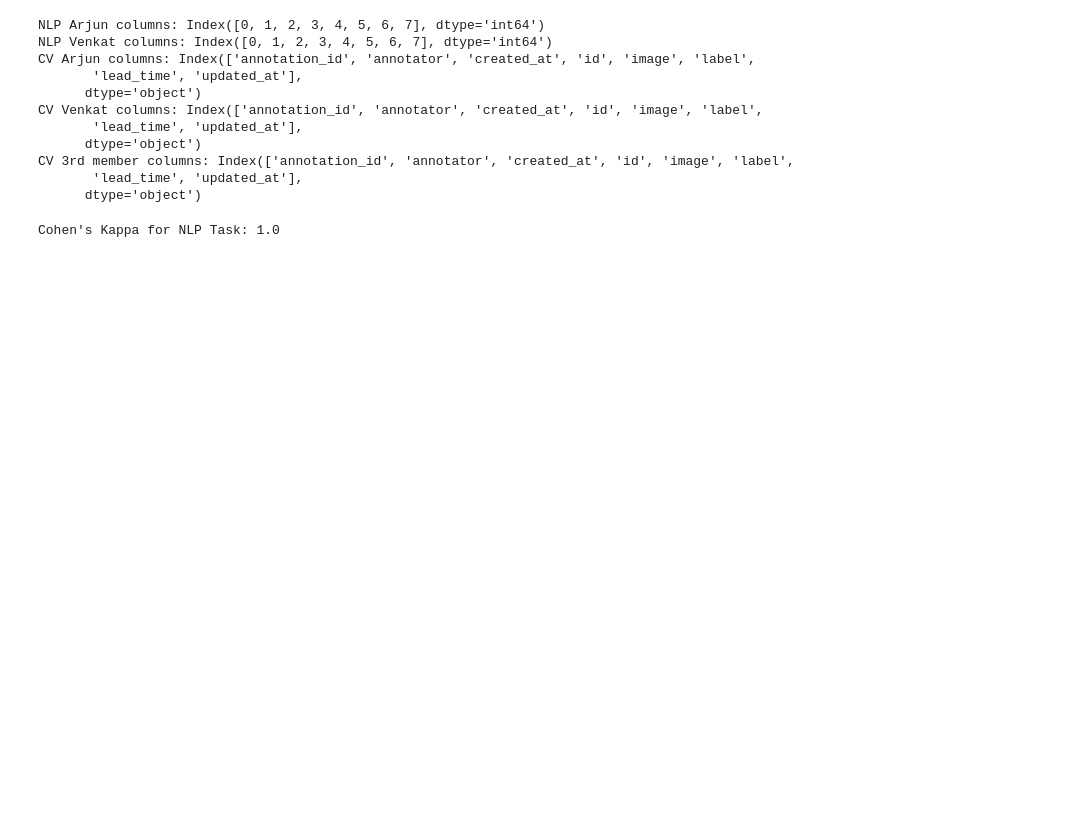
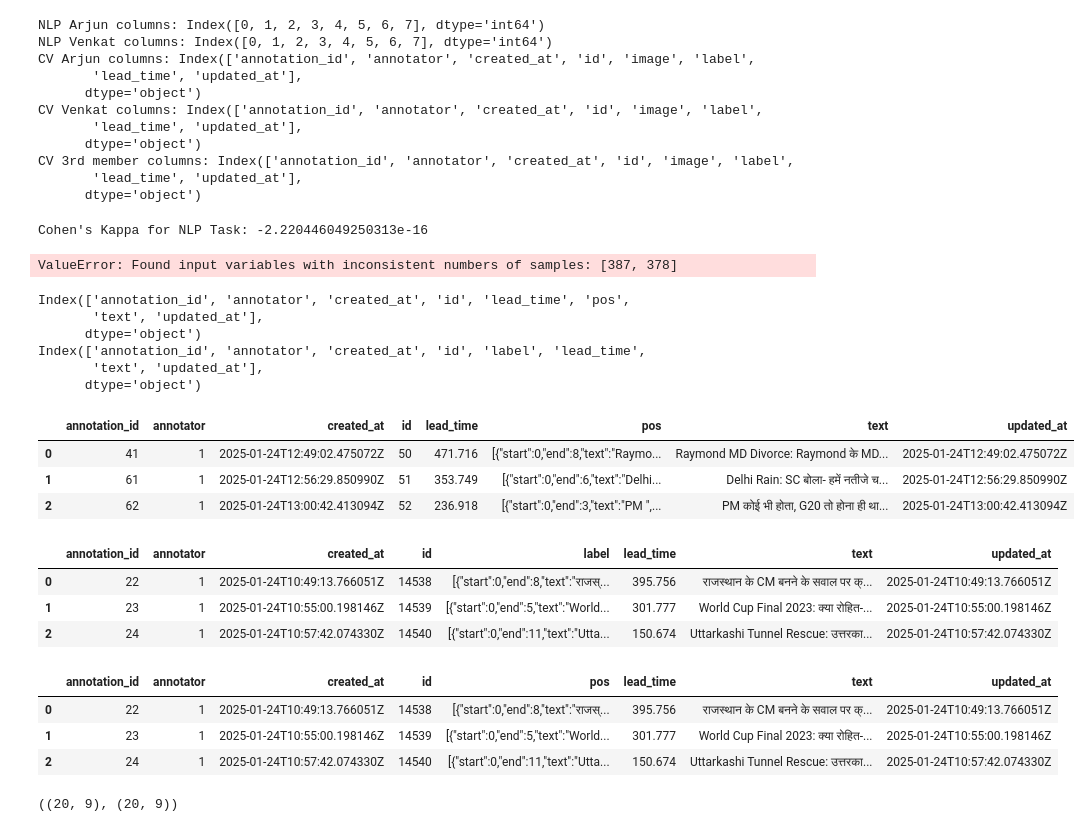
Before and after one commit to Venkat-2341/STT-AI-Lab-Assignment-3, a Jupyter notebook: question2.ipynb, the cells around one changed output. Saved outputs shown, nothing was run; the diff lists cells and outputs as text; code cells hidden in the pictures; blank space fills up the shorter version.

Commit message:
added cohens kappa

```diff
--- a/question2.ipynb
+++ b/question2.ipynb
@@ -35,7 +35,62 @@ def cohen_kappa_for_nlp(annotator1, annotator2):
     kappa = cohen_kappa_score(annotator1, annotator2)
     return kappa
 # %%
-nlp_kappa = cohen_kappa_for_nlp(nlp_annotator1[0], nlp_annotator2[0])
+nlp_kappa = cohen_kappa_for_nlp(nlp_annotator1[0], nlp_annotator2[1])
 print(f"Cohen's Kappa for NLP Task: {nlp_kappa}")
 # %% [output]
-Cohen's Kappa for NLP Task: 1.0
+Cohen's Kappa for NLP Task: -2.220446049250313e-16
+# %%
+import pandas as pd
+import json
+from sklearn.metrics import cohen_kappa_score
+
+# Load CSV files
+df1 = pd.read_csv('NLP-annotations-Arjun.csv')
+df2 = pd.read_csv('NLP-annotations-Venkat.csv')
+df2.rename(columns={'label': 'pos'}, inplace=True)
+
+# Ensure data alignment
+df1 = df1.sort_values(by='annotation_id').reset_index(drop=True)
+df2 = df2.sort_values(by='annotation_id').reset_index(drop=True)
+
+# Extract and flatten labels
+def extract_labels(label_str):
+    annotations = json.loads(label_str)
+    return [ann['labels'][0] for ann in annotations]
+
+df1['parsed_labels'] = df1['pos'].apply(extract_labels)
+df2['parsed_labels'] = df2['pos'].apply(extract_labels)
+
+# Flatten lists to a common format
+labels1 = [label for sublist in df1['parsed_labels'] for label in sublist]
+labels2 = [label for sublist in df2['parsed_labels'] for label in sublist]
+
+# Calculate Cohen's Kappa score
+kappa = cohen_kappa_score(labels1, labels2)
+print(f"Cohen's Kappa Score: {kappa:.2f}")
+# %% [output]
+ValueError: Found input variables with inconsistent numbers of samples: [387, 378]
+# %%
+print(df1.columns)
+print(df2.columns)
+# %% [output]
+Index(['annotation_id', 'annotator', 'created_at', 'id', 'lead_time', 'pos',
+       'text', 'updated_at'],
+      dtype='object')
+Index(['annotation_id', 'annotator', 'created_at', 'id', 'label', 'lead_time',
+       'text', 'updated_at'],
+      dtype='object')
+# %%
+df1.head(3)
+# %% [output]
+|  | annotation_id | annotator | created_at | id | lead_time | pos | text | updated_at |
+| 0 | 41 | 1 | 2025-01-24T12:49:02.475072Z | 50 | 471.716 | [{"start":0,"end":8,"text":"Raymo... | Raymond MD Divorce: Raymond के MD... | 2025-01-24T12:49:02.475072Z |
+| 1 | 61 | 1 | 2025-01-24T12:56:29.850990Z | 51 | 353.749 | [{"start":0,"end":6,"text":"Delhi... | Delhi Rain: SC बोला- हमें नतीजे च... | 2025-01-24T12:56:29.850990Z |
+| 2 | 62 | 1 | 2025-01-24T13:00:42.413094Z | 52 | 236.918 | [{"start":0,"end":3,"text":"PM ",... | PM कोई भी होता, G20 तो होना ही था... | 2025-01-24T13:00:42.413094Z |
+# %%
+df2.head(3)
+# %% [output]
+|  | annotation_id | annotator | created_at | id | label | lead_time | text | updated_at |
+| 0 | 22 | 1 | 2025-01-24T10:49:13.766051Z | 14538 | [{"start":0,"end":8,"text":"राजस्... | 395.756 | राजस्थान के CM बनने के सवाल पर क्... | 2025-01-24T10:49:13.766051Z |
+| 1 | 23 | 1 | 2025-01-24T10:55:00.198146Z | 14539 | [{"start":0,"end":5,"text":"World... | 301.777 | World Cup Final 2023: क्या रोहित-... | 2025-01-24T10:55:00.198146Z |
+| 2 | 24 | 1 | 2025-01-24T10:57:42.074330Z | 14540 | [{"start":0,"end":11,"text":"Utta... | 150.674 | Uttarkashi Tunnel Rescue: उत्तरका... | 2025-01-24T10:57:42.074330Z |
@@ -41,0 +99,11 @@ Cohen's Kappa for NLP Task: 1.0
+# %%
+df2.head(3)
+# %% [output]
+|  | annotation_id | annotator | created_at | id | pos | lead_time | text | updated_at |
+| 0 | 22 | 1 | 2025-01-24T10:49:13.766051Z | 14538 | [{"start":0,"end":8,"text":"राजस्... | 395.756 | राजस्थान के CM बनने के सवाल पर क्... | 2025-01-24T10:49:13.766051Z |
+| 1 | 23 | 1 | 2025-01-24T10:55:00.198146Z | 14539 | [{"start":0,"end":5,"text":"World... | 301.777 | World Cup Final 2023: क्या रोहित-... | 2025-01-24T10:55:00.198146Z |
+| 2 | 24 | 1 | 2025-01-24T10:57:42.074330Z | 14540 | [{"start":0,"end":11,"text":"Utta... | 150.674 | Uttarkashi Tunnel Rescue: उत्तरका... | 2025-01-24T10:57:42.074330Z |
+# %%
+df1.shape, df2.shape
+# %% [output]
+((20, 9), (20, 9))
```
Also changed, not shown: parts of 5 cells of this notebook, 2 other files.
